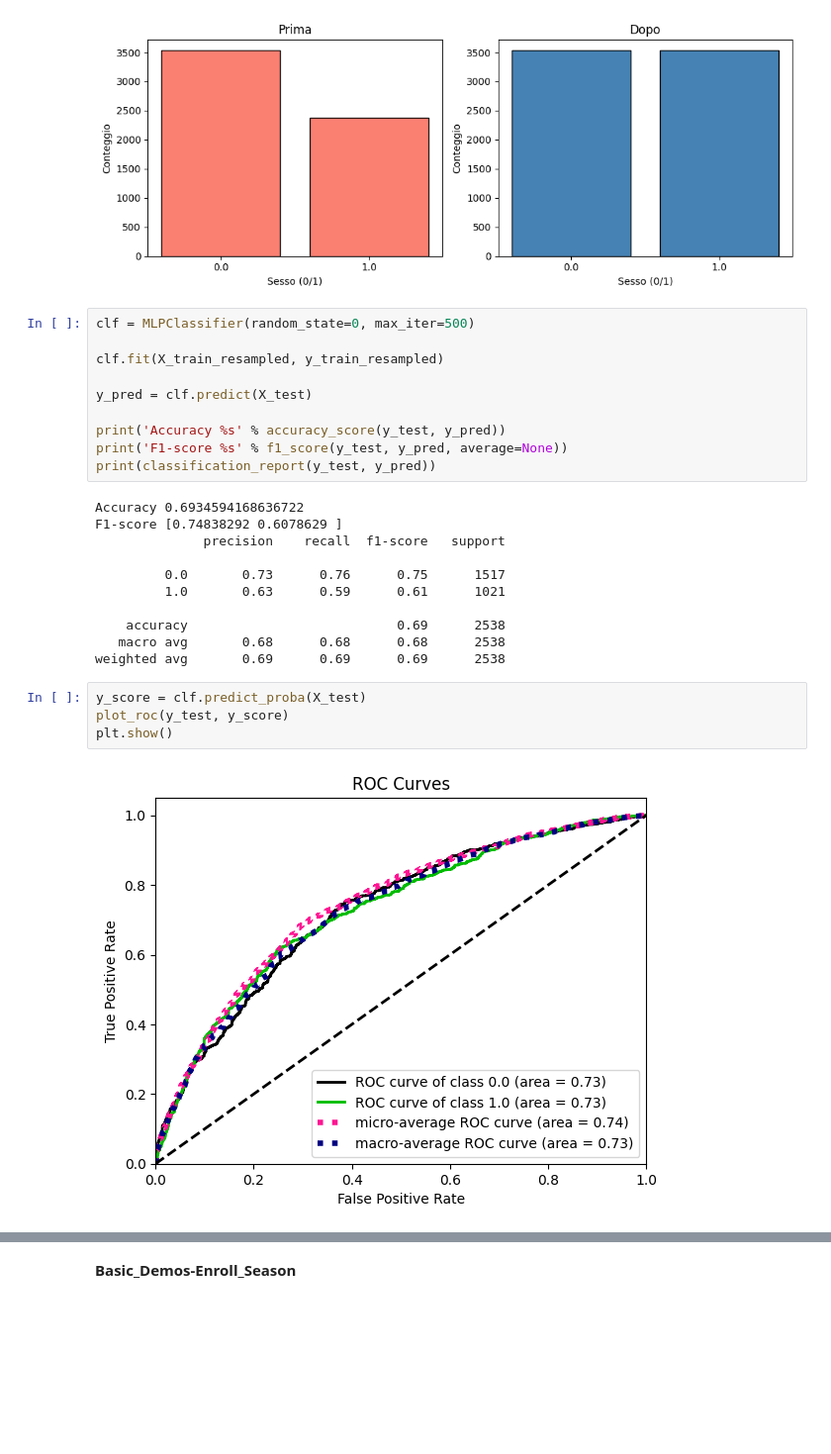
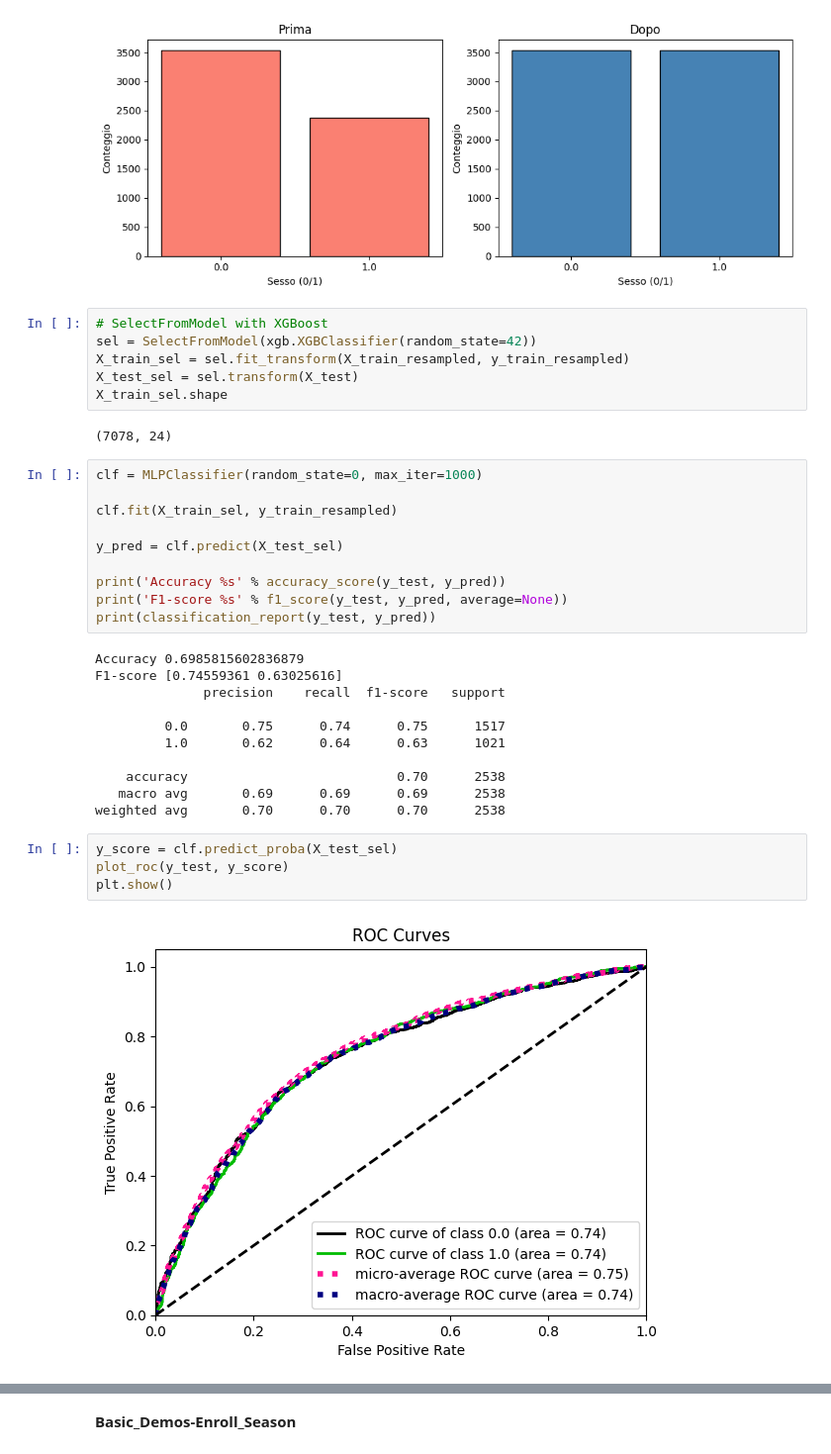
Before and after one commit to kilomo12/Data_Mining_project2, a Jupyter notebook: neural_network_classification.ipynb, the cells around one changed output, grey strips where cells are left out. Shown at 99% size. Drawn from its saved outputs; the diff is of its cells as text; blank space fills up the shorter version.

```diff
--- a/neural_network_classification.ipynb
+++ b/neural_network_classification.ipynb
@@ -359,33 +365,41 @@ plt.tight_layout()
 plt.show()
 # %% [output]
 [figure]
+# %%
+# SelectFromModel with XGBoost
+sel = SelectFromModel(xgb.XGBClassifier(random_state=42))
+X_train_sel = sel.fit_transform(X_train_resampled, y_train_resampled)
+X_test_sel = sel.transform(X_test)
+X_train_sel.shape
+# %% [output]
+(7078, 24)
 # %%
-clf = MLPClassifier(random_state=0, max_iter=500)
+clf = MLPClassifier(random_state=0, max_iter=1000)
 
-clf.fit(X_train_resampled, y_train_resampled)
+clf.fit(X_train_sel, y_train_resampled)
 
-y_pred = clf.predict(X_test)
+y_pred = clf.predict(X_test_sel)
 
 print('Accuracy %s' % accuracy_score(y_test, y_pred))
 print('F1-score %s' % f1_score(y_test, y_pred, average=None))
 print(classification_report(y_test, y_pred))
 # %% [output]
-Accuracy 0.6934594168636722
-F1-score [0.74838292 0.6078629 ]
+Accuracy 0.6985815602836879
+F1-score [0.74559361 0.63025616]
               precision    recall  f1-score   support
 
-         0.0       0.73      0.76      0.75      1517
-         1.0       0.63      0.59      0.61      1021
+         0.0       0.75      0.74      0.75      1517
+         1.0       0.62      0.64      0.63      1021
 
-    accuracy                           0.69      2538
-   macro avg       0.68      0.68      0.68      2538
-weighted avg       0.69      0.69      0.69      2538
+    accuracy                           0.70      2538
+   macro avg       0.69      0.69      0.69      2538
+weighted avg       0.70      0.70      0.70      2538
 # %%
-y_score = clf.predict_proba(X_test)
+y_score = clf.predict_proba(X_test_sel)
 plot_roc(y_test, y_score)
 plt.show()
 # %% [output]
-[figure, old version]
+[figure, new version]
 # %%
 fig, ax = plt.subplots(figsize=(8, 6))
 
```
Also changed, not shown: parts of 71 cells of this notebook.
